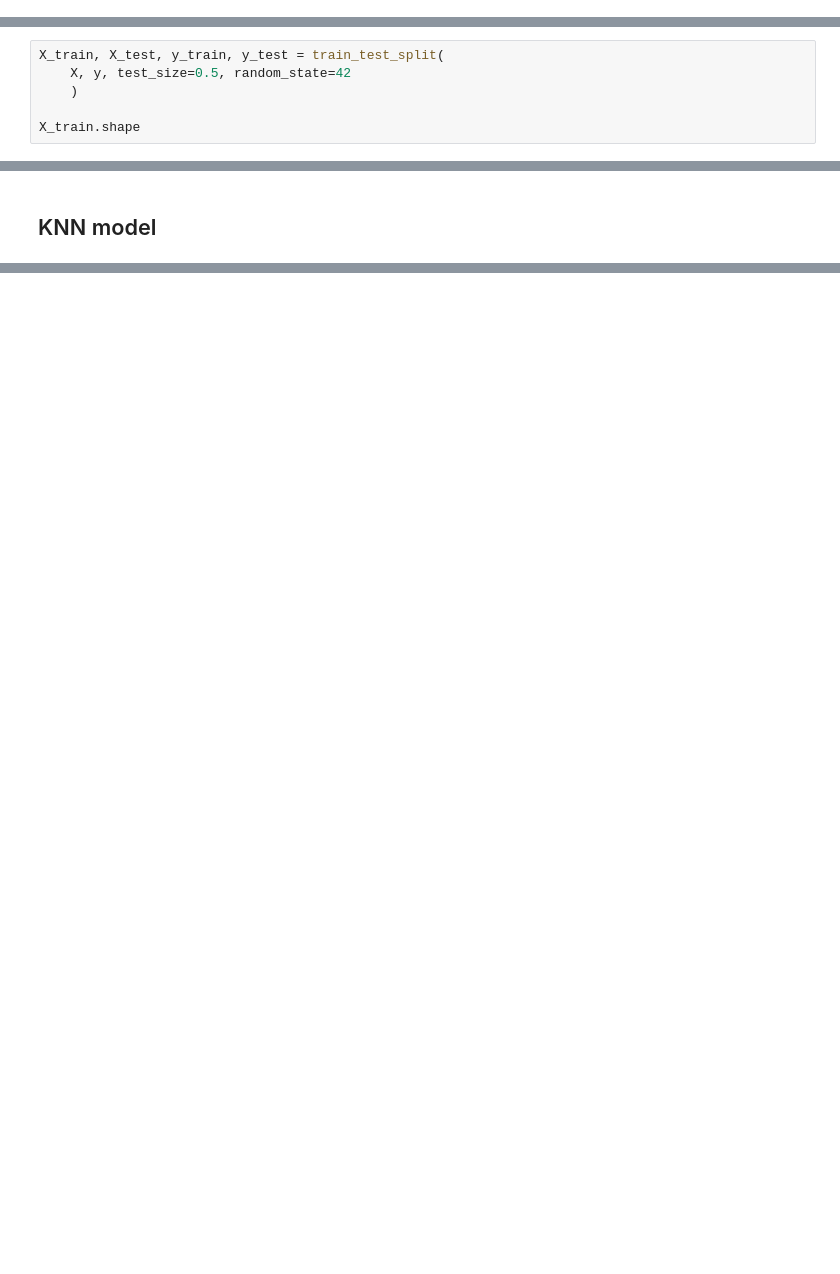
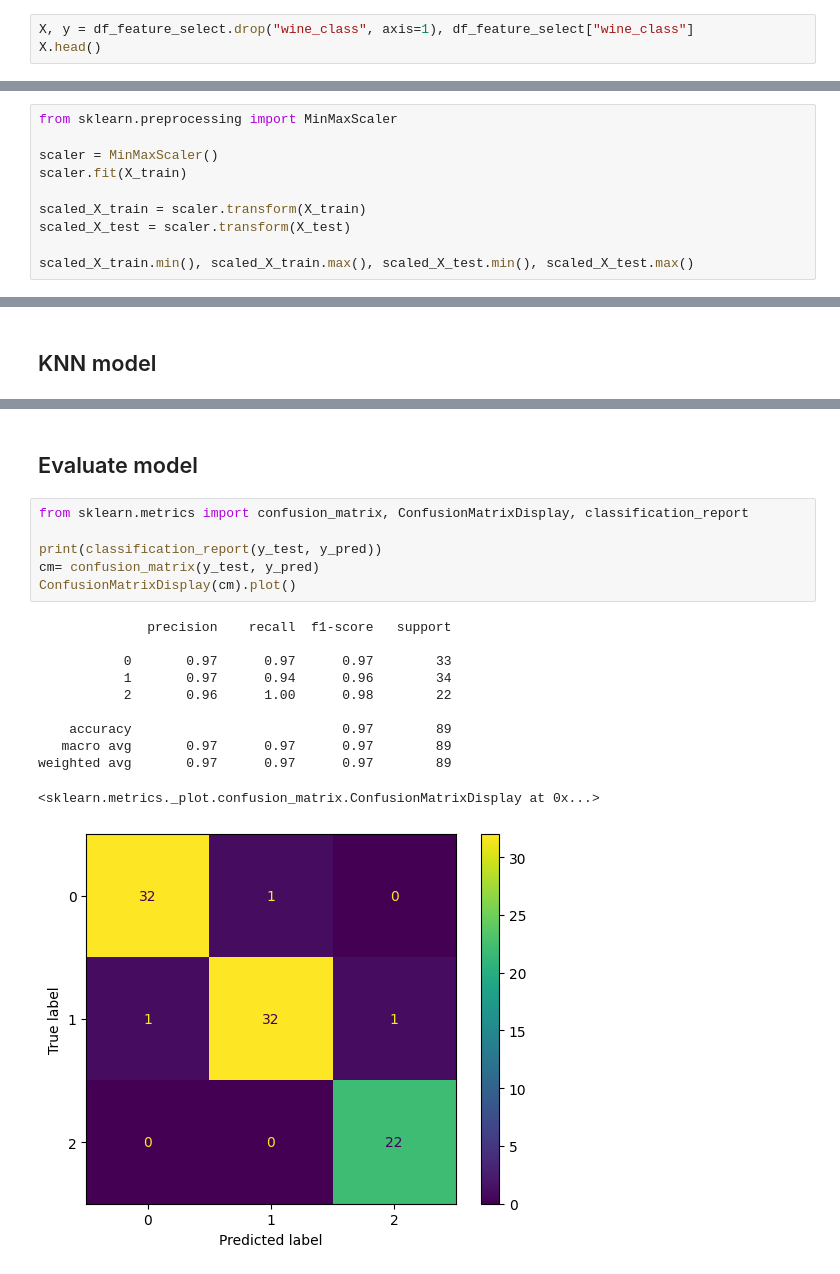
Before and after one commit to SusannaR11/AI_Engineering_OPA24_Susanna_Rokka, a Jupyter notebook: code-alongs/05_knn/knn2.ipynb, the cells around one changed output, grey strips where cells are left out. Saved outputs shown, nothing was run; the diff lists cells and outputs as text; blank space fills up the shorter version.

```diff
--- a/code-alongs/05_knn/knn2.ipynb
+++ b/code-alongs/05_knn/knn2.ipynb
@@ -132,0 +131,3 @@ df_with_target.drop(["ash", "total_phenols", "magnesium"], axis=1)
+# %%
+X, y = df_feature_select.drop("wine_class", axis=1), df_feature_select["wine_class"]
+X.head()
@@ -145,6 +151,0 @@ NameError: name 'X' is not defined
-# %%
-X_train, X_test, y_train, y_test = train_test_split(
-    X, y, test_size=0.5, random_state=42
-    )
-
-X_train.shape
@@ -156,0 +154,10 @@ from sklearn.preprocessing import MinMaxScaler
+# %%
+from sklearn.preprocessing import MinMaxScaler
+
+scaler = MinMaxScaler()
+scaler.fit(X_train)
+
+scaled_X_train = scaler.transform(X_train)
+scaled_X_test = scaler.transform(X_test)
+
+scaled_X_train.min(), scaled_X_train.max(), scaled_X_test.min(), scaled_X_test.max()
@@ -168,0 +193,20 @@ y_test.values
+# %% [markdown]
+## Evaluate model
+# %%
+from sklearn.metrics import confusion_matrix, ConfusionMatrixDisplay, classification_report
+
+print(classification_report(y_test, y_pred))
+cm= confusion_matrix(y_test, y_pred)
+ConfusionMatrixDisplay(cm).plot()
+# %% [output]
+              precision    recall  f1-score   support
+
+           0       0.97      0.97      0.97        33
+           1       0.97      0.94      0.96        34
+           2       0.96      1.00      0.98        22
+
+    accuracy                           0.97        89
+   macro avg       0.97      0.97      0.97        89
+weighted avg       0.97      0.97      0.97        89
+<sklearn.metrics._plot.confusion_matrix.ConfusionMatrixDisplay at 0x...>
+[figure, added]
```
Also changed, not shown: parts of 11 cells of this notebook, 1 other file.
